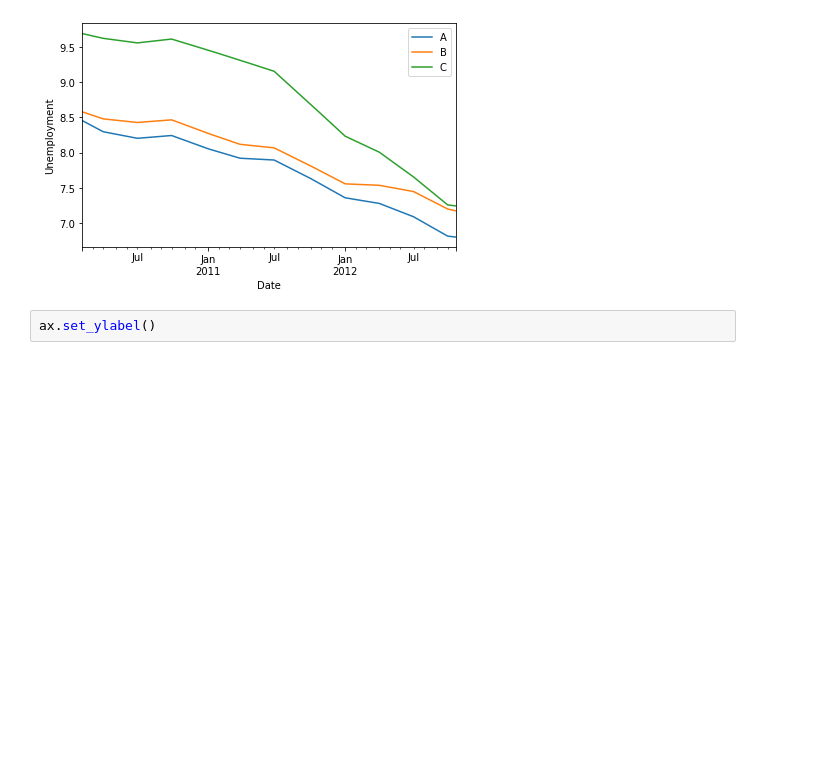
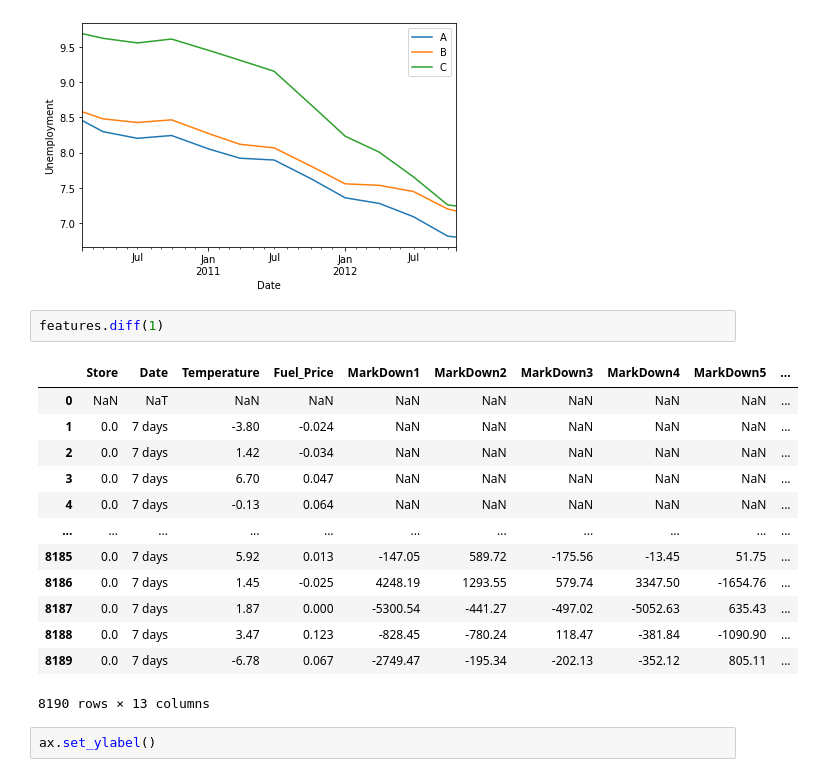
Before and after one commit to leevirontySF/BSC_thesis, a Jupyter notebook: cleaned.ipynb, the cells around one changed output. Saved outputs shown, nothing was run; the diff lists cells and outputs as text; blank space fills up the shorter version.

```diff
--- a/cleaned.ipynb
+++ b/cleaned.ipynb
@@ -237,6 +184,22 @@ WARNING:matplotlib.backends.backend_ps:The PostScript backend does not support t
 WARNING:matplotlib.backends.backend_ps:The PostScript backend does not support transparency; partially transparent artists will be rendered opaque.
 WARNING:matplotlib.backends.backend_ps:The PostScript backend does not support transparency; partially transparent artists will be rendered opaque.
 [figure]
+# %%
+features.diff(1)
+# %% [output]
+|  | Store | Date | Temperature | Fuel_Price | MarkDown1 | MarkDown2 | MarkDown3 | MarkDown4 | MarkDown5 | ... |
+| 0 | NaN | NaT | NaN | NaN | NaN | NaN | NaN | NaN | NaN | ... |
+| 1 | 0.0 | 7 days | -3.80 | -0.024 | NaN | NaN | NaN | NaN | NaN | ... |
+| 2 | 0.0 | 7 days | 1.42 | -0.034 | NaN | NaN | NaN | NaN | NaN | ... |
+| 3 | 0.0 | 7 days | 6.70 | 0.047 | NaN | NaN | NaN | NaN | NaN | ... |
+| 4 | 0.0 | 7 days | -0.13 | 0.064 | NaN | NaN | NaN | NaN | NaN | ... |
+| ... | ... | ... | ... | ... | ... | ... | ... | ... | ... | ... |
+| 8185 | 0.0 | 7 days | 5.92 | 0.013 | -147.05 | 589.72 | -175.56 | -13.45 | 51.75 | ... |
+| 8186 | 0.0 | 7 days | 1.45 | -0.025 | 4248.19 | 1293.55 | 579.74 | 3347.50 | -1654.76 | ... |
+| 8187 | 0.0 | 7 days | 1.87 | 0.000 | -5300.54 | -441.27 | -497.02 | -5052.63 | 635.43 | ... |
+| 8188 | 0.0 | 7 days | 3.47 | 0.123 | -828.45 | -780.24 | 118.47 | -381.84 | -1090.90 | ... |
+| 8189 | 0.0 | 7 days | -6.78 | 0.067 | -2749.47 | -195.34 | -202.13 | -352.12 | 805.11 | ... |
+8190 rows × 13 columns
 # %%
 ax.set_ylabel()
 # %%
```
Also changed, not shown: parts of 11 cells of this notebook, 49 other files.
